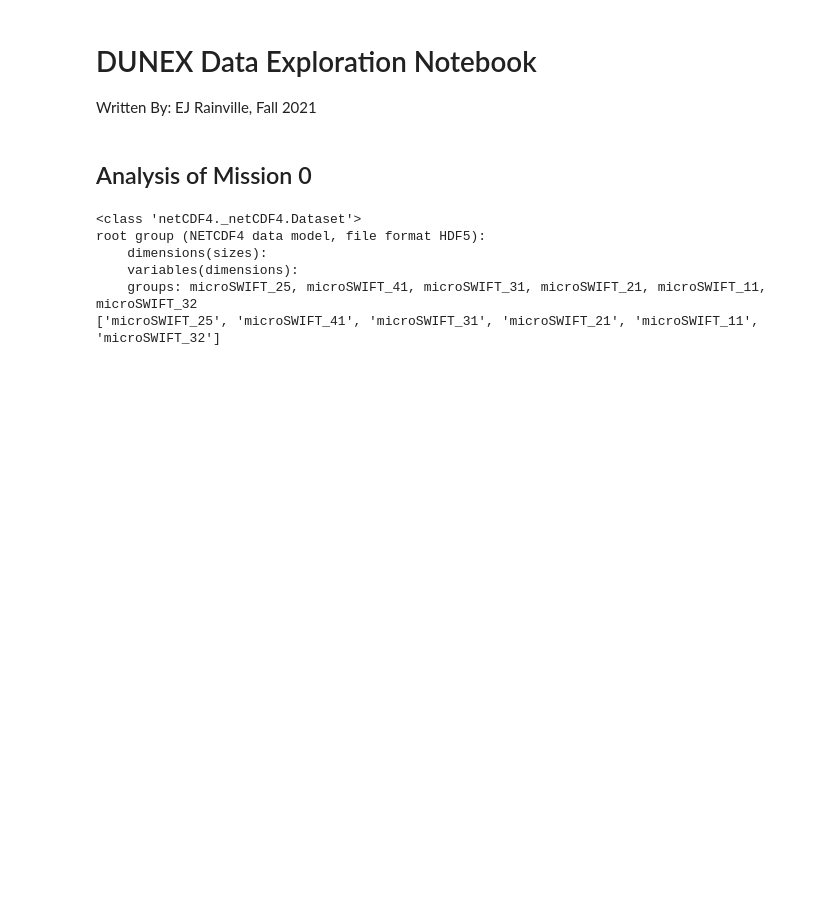
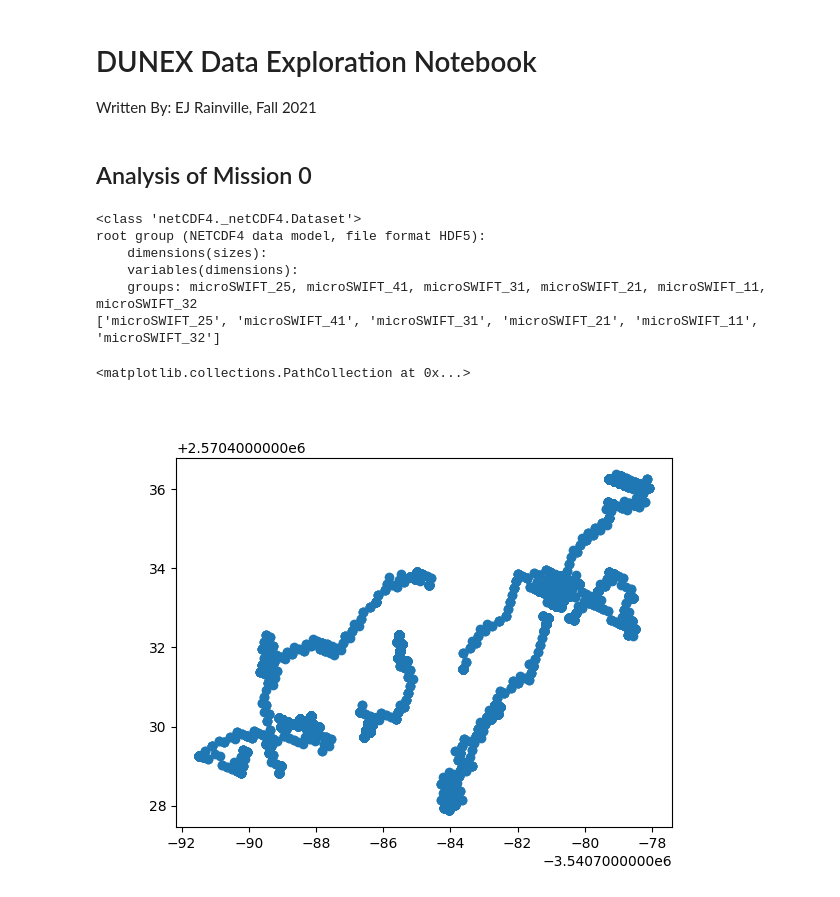
Before and after one commit to SASlabgroup/DUNEXMainExp, a Jupyter notebook: analysis/DUNEX-Data-exploration.ipynb, the cells around one changed output. Drawn from its saved outputs; the diff is of its cells as text; code cells hidden in the pictures; blank space fills up the shorter version.

Commit message:
Tested the new frf coordinates in the netcdf file - successful

```diff
--- a/analysis/DUNEX-Data-exploration.ipynb
+++ b/analysis/DUNEX-Data-exploration.ipynb
@@ -35,3 +35,10 @@ root group (NETCDF4 data model, file format HDF5):
 # %%
 # Test FRF Coordinate Transform
 x, y = microSWIFTTools.transform2FRF(lat=mission_0_dataset['microSWIFT_25']['GPS']['lat'][:], lon=mission_0_dataset['microSWIFT_25']['GPS']['lon'][:])
+
+# Plot the transformed coordinates
+fig, ax = plt.subplots()
+ax.scatter(x,y)
+# %% [output]
+<matplotlib.collections.PathCollection at 0x...>
+[figure, added]
```
Also changed, not shown: parts of 1 cell of this notebook.
